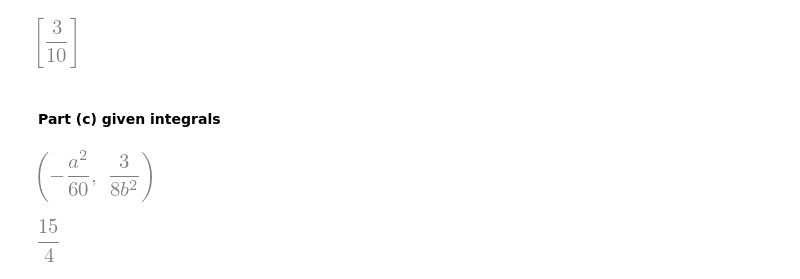
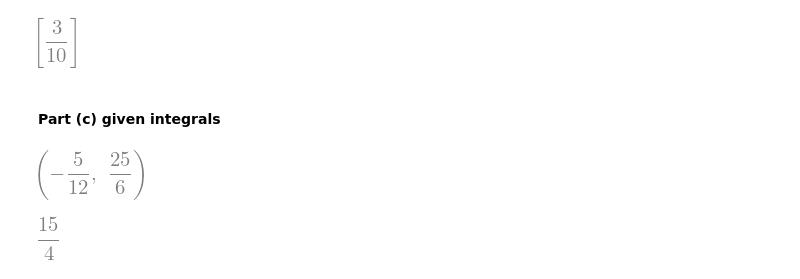
Before and after one commit to uqglmn/qm, a Jupyter notebook: Problem_Set.ipynb, the cells around one changed output. Cells and saved outputs as stored; diff of their text form; code cells hidden in the pictures.

```diff
--- a/Problem_Set.ipynb
+++ b/Problem_Set.ipynb
@@ -31,9 +31,9 @@ sym.solve(I2-5*(1-I2),b)
 # %% [markdown]
 #### Part (c) given integrals
 # %%
-I1 = sym.integrate(x * 𝜓1**2,(x,-a,0))
-I2 = sym.integrate(x * 𝜓2**2,(x,0,sym.oo))
+I1 = sym.integrate(x * 𝜓1**2,(x,-a,0)).subs({a:5,b:sym.Rational(3,10)})
+I2 = sym.integrate(x * 𝜓2**2,(x,0,sym.oo)).subs({a:5,b:sym.Rational(3,10)})
 (I1, I2)
 # %% [output]
-[figure, old version]
+[figure, new version]
 # %%
```
Also changed, not shown: parts of 5 cells of this notebook.
